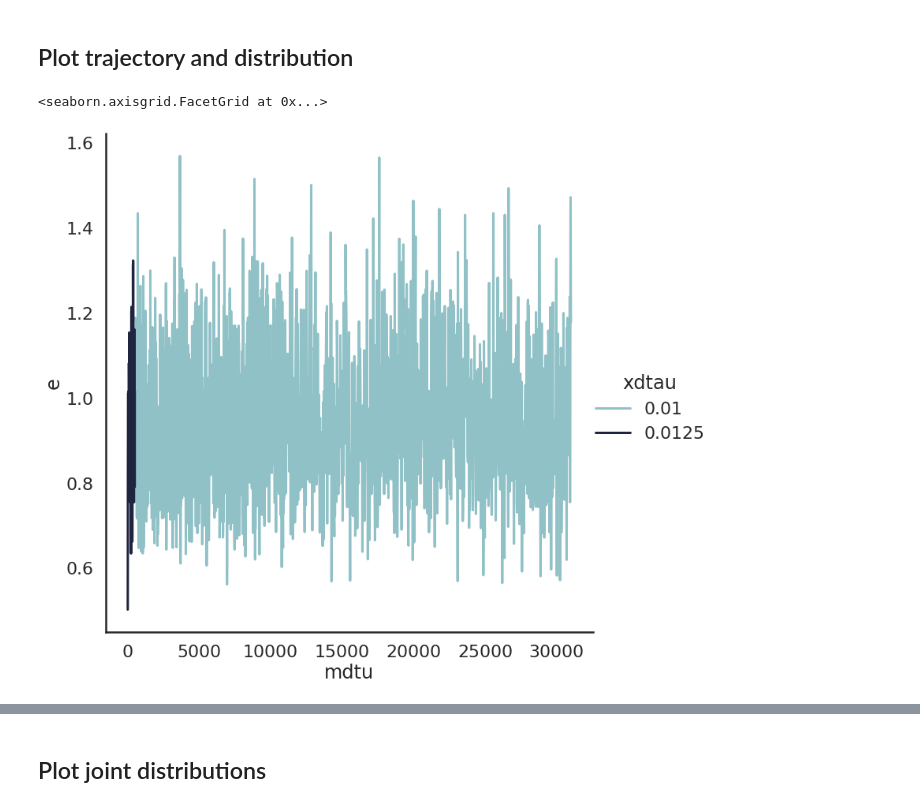
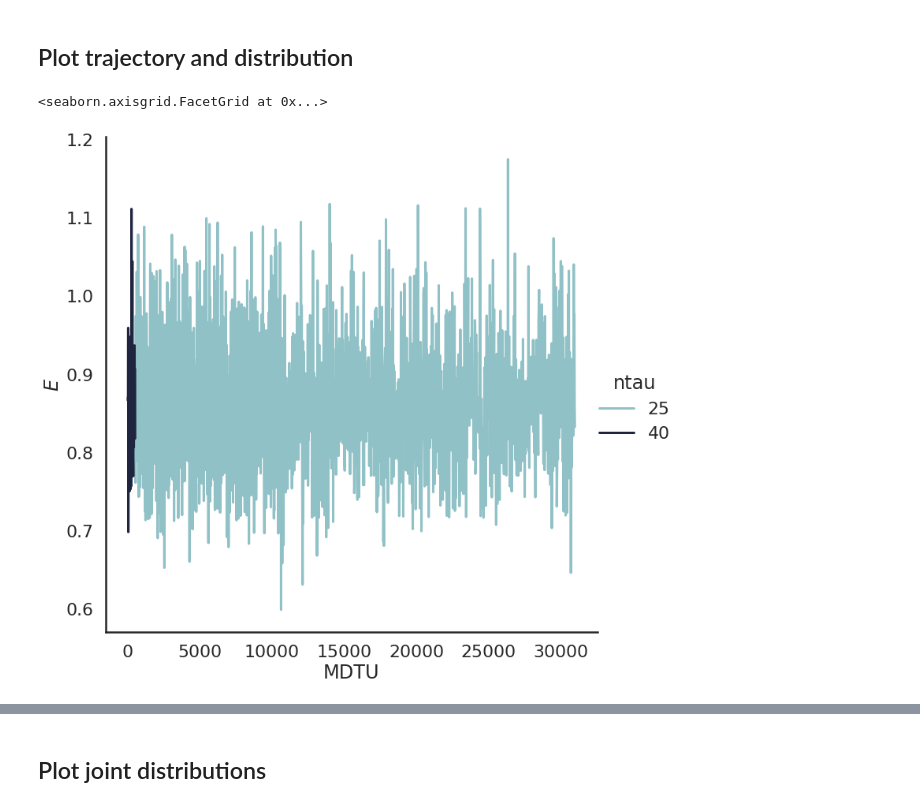
Before and after one commit to erinaldi/bmn2-lattice, a Jupyter notebook: notebooks/02_figures.ipynb, the cells around one changed output, grey strips where cells are left out. Drawn from its saved outputs; the diff is of its cells as text; code cells hidden in the pictures.

```diff
--- a/notebooks/02_figures.ipynb
+++ b/notebooks/02_figures.ipynb
@@ -15,7 +15,7 @@ sns.set_context("poster") # scale elements up or down in size
 
 All observables are in a single `data.h5` file for each MCMC run. The file includes a dataframe with information about the observables and the parameters of the run.
 # %%
-filename = f"../../lattice/improv_runs/bmn2_su3_g05/l128/t02/data.h5"
+filename = f"../../lattice/improv_runs/bmn2_su3_g05/l128/t005/data.h5"
 data = pd.read_hdf(filename, "mcmc_obs")
 # %%
 data.head()
@@ -44,9 +50,14 @@ data.ntau.unique(), data.xdtau.unique()
 # %% [markdown]
 ## Plot trajectory and distribution
 # %%
-pal = sns.cubehelix_palette(data.xdtau.nunique(), rot=-.25, light=.7)
-sns.relplot(x="mdtu", y="e", hue="xdtau", data=data, kind="line", palette=pal, height=10)
+if data.ntau.nunique() > 1:
+    pal = sns.cubehelix_palette(data.ntau.nunique(), rot=-.25, light=.7)
+    g = sns.relplot(x="mdtu", y="e", hue="ntau", data=data, kind="line", palette=pal, height=10)
+else:
+    g = sns.relplot(x="mdtu", y="e", data=data, kind="line", height=10)
+g.set_xlabels("MDTU")
+g.set_ylabels(r"$E$")
 # %% [output]
 <seaborn.axisgrid.FacetGrid at 0x...>
-[figure, old version]
+[figure, new version]
 # %%
```
Also changed, not shown: parts of 11 cells of this notebook.
